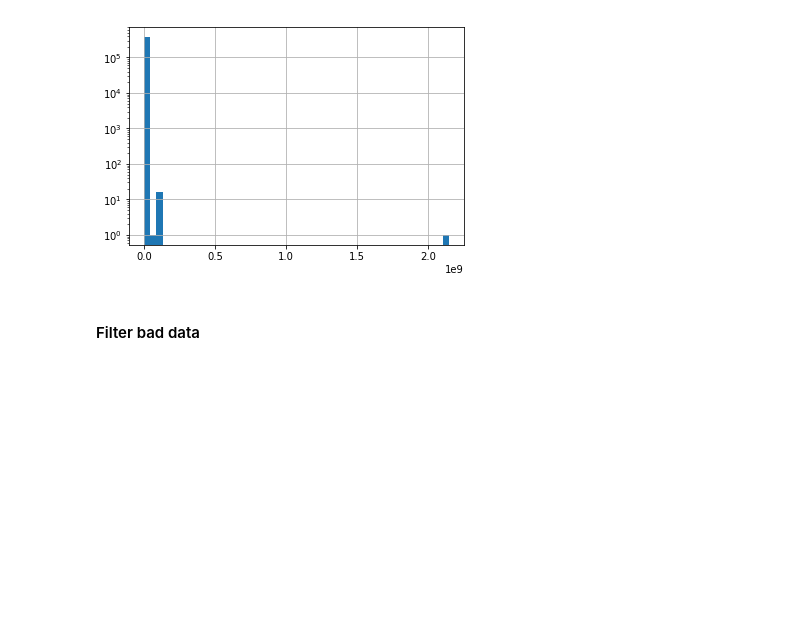
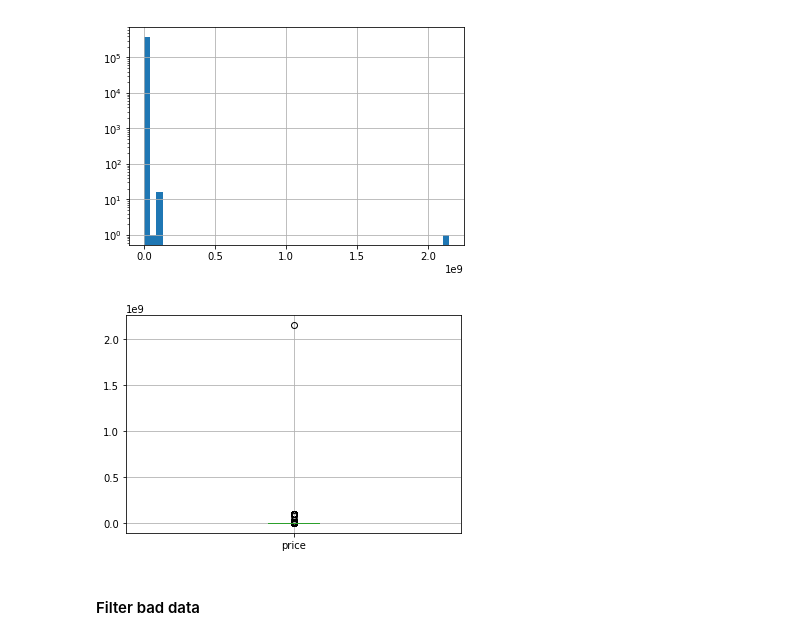
Before and after one commit to koper921/used-car-price, a Jupyter notebook: used_car_starting_kit.ipynb, the cells around one changed output. Drawn from its saved outputs; the diff is of its cells as text; code cells hidden in the pictures; blank space fills up the shorter version.

```diff
--- a/used_car_starting_kit.ipynb
+++ b/used_car_starting_kit.ipynb
@@ -213,6 +221,10 @@ data["price"].hist(bins = 50, log = True)
 # %% [output]
 <matplotlib.axes._subplots.AxesSubplot at 0x...>
 [figure]
+# %%
+boxplot = data.boxplot(column=['price'])
+# %% [output]
+[figure, added]
 # %% [markdown]
 #### Filter bad data
 # %%
```
Also changed, not shown: parts of 8 cells of this notebook, 1 other file.
